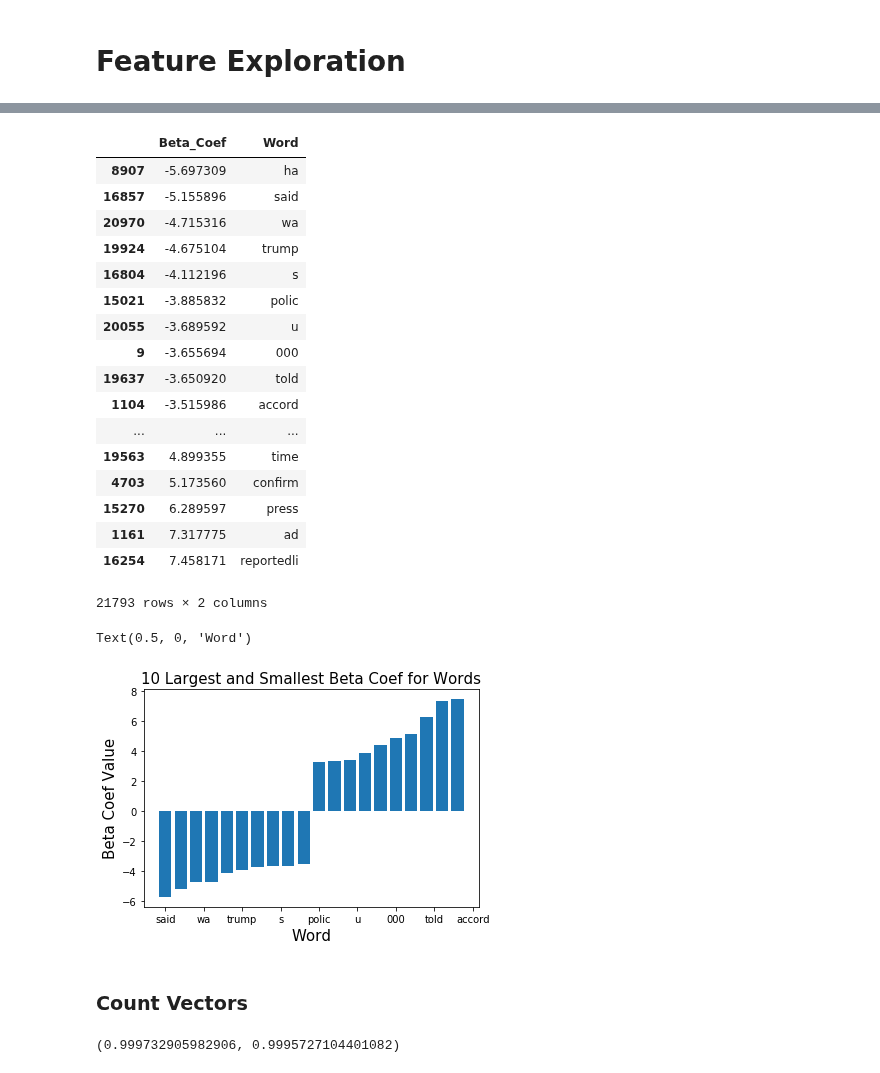
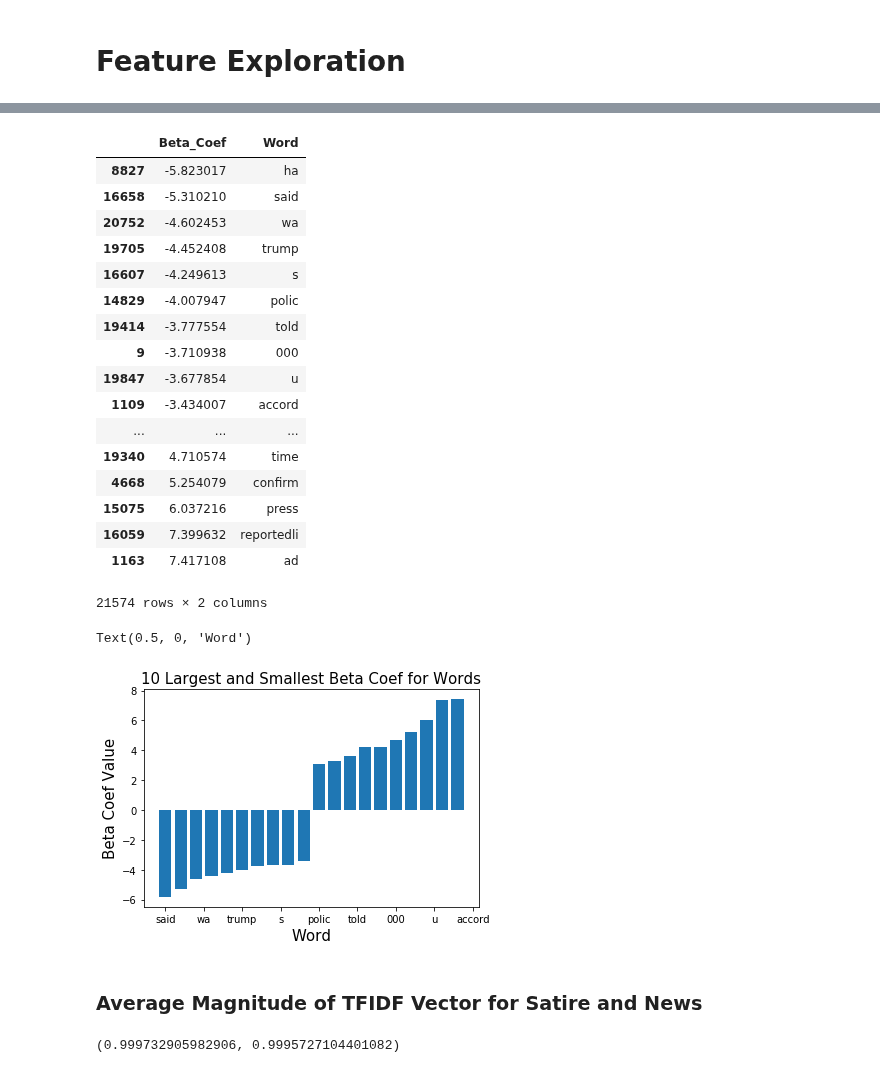
Before and after one commit to johncpolitte/News_or_Satire, a Jupyter notebook: Fresh_notebook_for_cleaning.ipynb, the cells around one changed output, grey strips where cells are left out. Drawn from its saved outputs; the diff is of its cells as text; code cells hidden in the pictures.

Commit message:
cleaned up notebook and fixed beta coef plot

```diff
--- a/Fresh_notebook_for_cleaning.ipynb
+++ b/Fresh_notebook_for_cleaning.ipynb
@@ -66,7 +66,7 @@ def new_cleaner(df):
     article_list = list(df_final.Article)
     clean_list = []
     for article in article_list:
-        samp1 = re.sub('[''\”\“\‘;—:\'\'\'•·%$!&+}{|><_]', '', article)
+        samp1 = re.sub('[''\”\“\‘;—:\'\'\'•·%$!&+}{|><_…]', '', article)
         samp2 = samp1.replace('news','')
         clean_list.append(samp2.replace('fox',''))
     df['Article'] = clean_list
@@ -272,4 +284,5 @@ Confusion matrix
 # Feature Exploration
 # %%
 features = vect.get_feature_names()
-log_reg_coef = log_reg.coef_.reshape(21793,)
+
+log_reg_coef = log_reg.coef_.reshape(log_reg.coef_.shape[1],)
@@ -311,23 +328,23 @@ sort = beta_feature_df.sort_values('Beta_Coef')
 sort
 # %% [output]
 |  | Beta_Coef | Word |
-| 8907 | -5.697309 | ha |
-| 16857 | -5.155896 | said |
-| 20970 | -4.715316 | wa |
-| 19924 | -4.675104 | trump |
-| 16804 | -4.112196 | s |
-| 15021 | -3.885832 | polic |
-| 20055 | -3.689592 | u |
-| 9 | -3.655694 | 000 |
-| 19637 | -3.650920 | told |
-| 1104 | -3.515986 | accord |
+| 8827 | -5.823017 | ha |
+| 16658 | -5.310210 | said |
+| 20752 | -4.602453 | wa |
+| 19705 | -4.452408 | trump |
+| 16607 | -4.249613 | s |
+| 14829 | -4.007947 | polic |
+| 19414 | -3.777554 | told |
+| 9 | -3.710938 | 000 |
+| 19847 | -3.677854 | u |
+| 1109 | -3.434007 | accord |
 | ... | ... | ... |
-| 19563 | 4.899355 | time |
-| 4703 | 5.173560 | confirm |
-| 15270 | 6.289597 | press |
-| 1161 | 7.317775 | ad |
-| 16254 | 7.458171 | reportedli |
+| 19340 | 4.710574 | time |
+| 4668 | 5.254079 | confirm |
+| 15075 | 6.037216 | press |
+| 16059 | 7.399632 | reportedli |
+| 1163 | 7.417108 | ad |
-21793 rows × 2 columns
+21574 rows × 2 columns
 # %%
 bot_10=list(sort['Beta_Coef'][0:10])
 top_10=list(sort['Beta_Coef'][-10:])
@@ -345,16 +356,14 @@ ax.set_xlabel("Source", fontsize = 15)
 # %%
-data = x
+data = bot_top
 labels = top_bot_words
 fig, ax = plt.subplots()
 
 plt.bar(np.arange(len(data)), data)
 #ax.set_xticks(np.arange(len(data)))
 ax.set_xticklabels(labels)
 ax.set_title("10 Largest and Smallest Beta Coef for Words", fontsize = 15)
 ax.set_ylabel("Beta Coef Value", fontsize = 15)
 ax.set_xlabel("Word", fontsize = 15)
 # %% [output]
 Text(0.5, 0, 'Word')
-[figure, old version]
+[figure, new version]
-# %% [markdown]
-### Count Vectors
@@ -365,3 +370,5 @@ X_test_bow = count_vect.transform(docs_test)
+# %% [markdown]
+### Average Magnitude of TFIDF Vector for Satire and News
 # %%
 def avg_tfidf_mag(X_train_vect, y_train):
     '''
```
Also changed, not shown: parts of 15 cells of this notebook.
